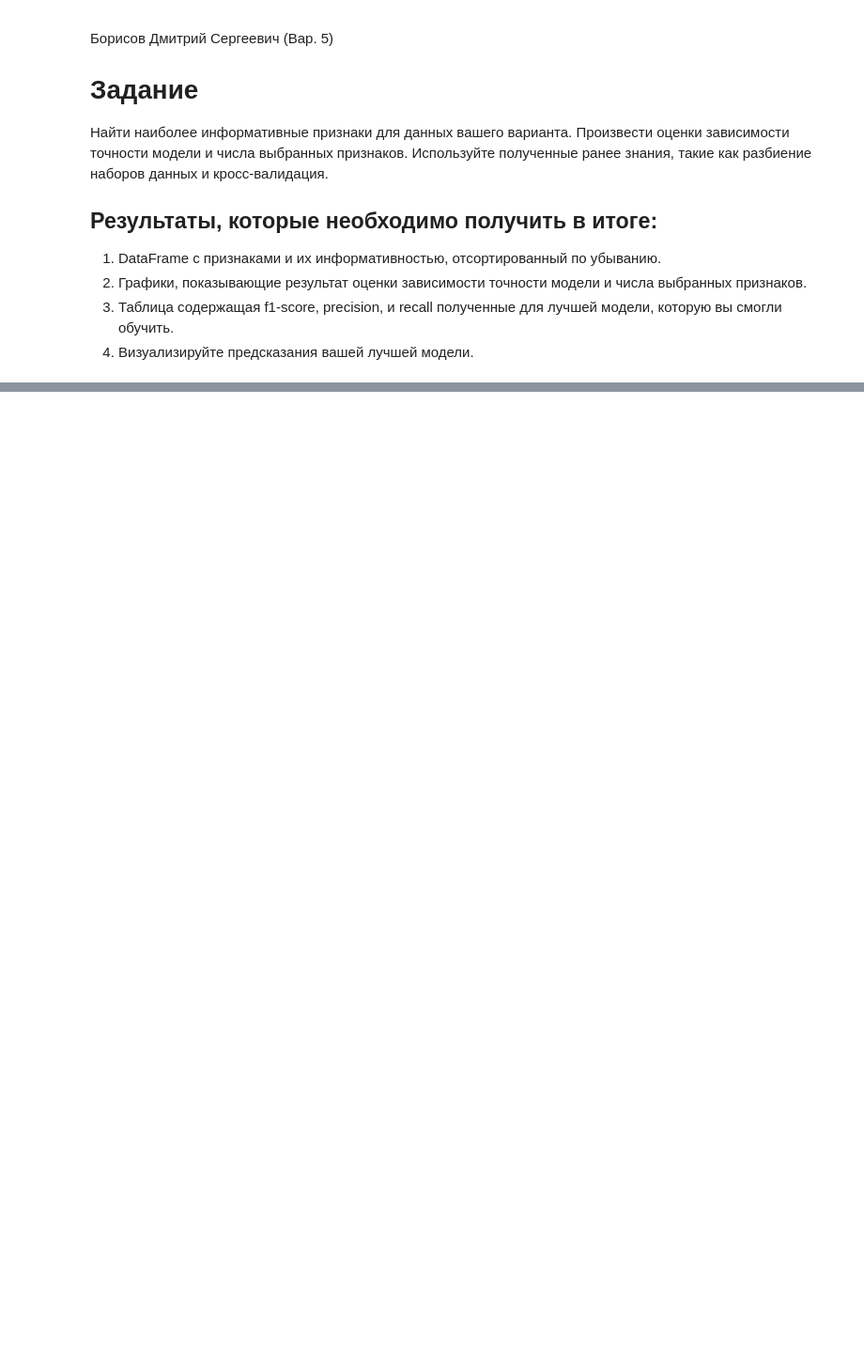
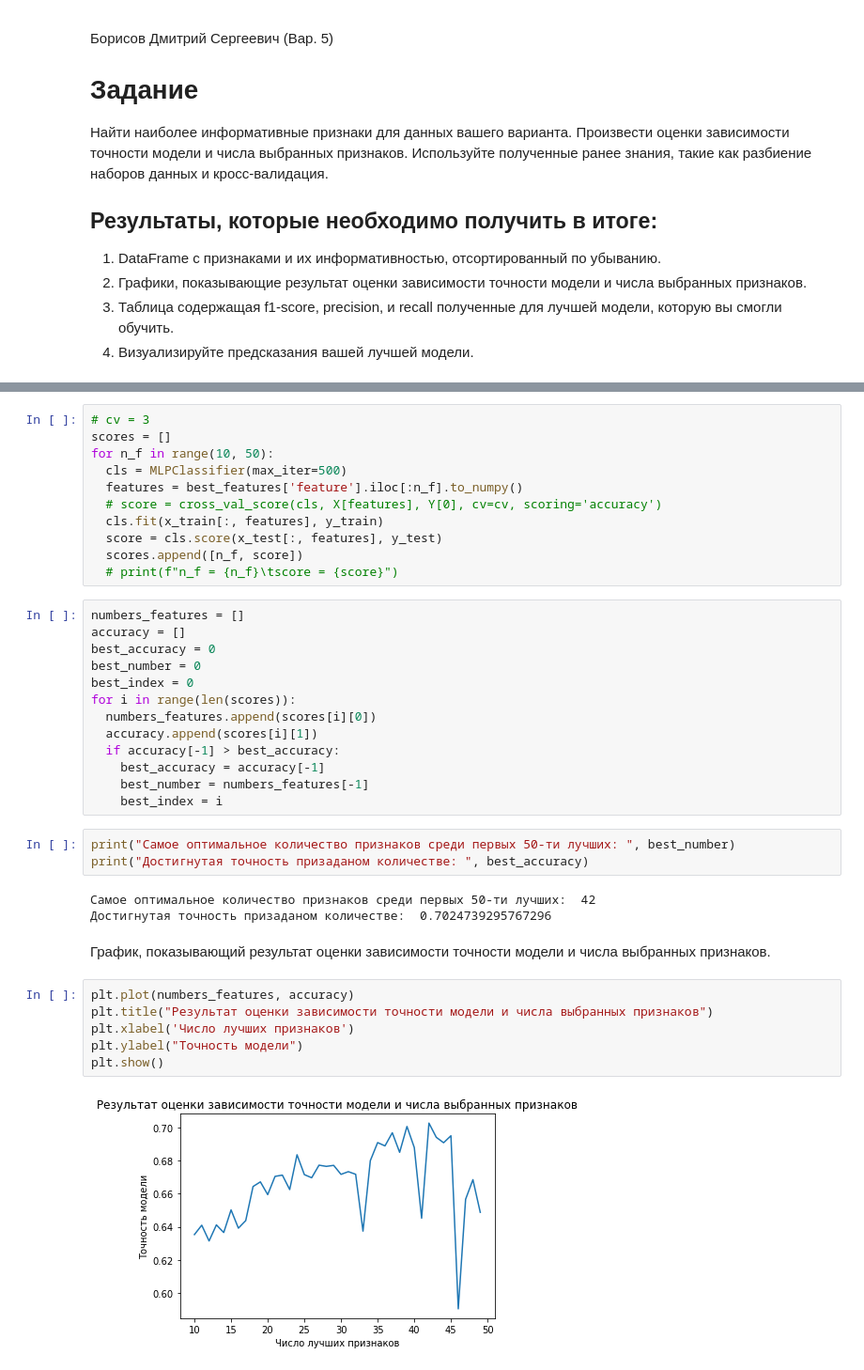
Before and after one commit to DiBoS290699/-Artificial-Intelligence-and-Machine-Learning, a Jupyter notebook: Lab4/Lab4.ipynb, the cells around one changed output, grey strips where cells are left out. Shown at 94% size. Saved outputs shown, nothing was run; the diff lists cells and outputs as text; blank space fills up the shorter version.

```diff
--- a/Lab4/Lab4.ipynb
+++ b/Lab4/Lab4.ipynb
@@ -25,0 +127,40 @@ mask = np.load('Lab_4_data/5_mask.npy')
+# %%
+# cv = 3
+scores = []
+for n_f in range(10, 50):
+  cls = MLPClassifier(max_iter=500)
+  features = best_features['feature'].iloc[:n_f].to_numpy()
+  # score = cross_val_score(cls, X[features], Y[0], cv=cv, scoring='accuracy')
+  cls.fit(x_train[:, features], y_train)
+  score = cls.score(x_test[:, features], y_test)
+  scores.append([n_f, score])
+  # print(f"n_f = {n_f}\tscore = {score}")
+# %%
+numbers_features = []
+accuracy = []
+best_accuracy = 0
+best_number = 0
+best_index = 0
+for i in range(len(scores)):
+  numbers_features.append(scores[i][0])
+  accuracy.append(scores[i][1])
+  if accuracy[-1] > best_accuracy:
+    best_accuracy = accuracy[-1]
+    best_number = numbers_features[-1]
+    best_index = i
+# %%
+print("Самое оптимальное количество признаков среди первых 50-ти лучших: ", best_number)
+print("Достигнутая точность призаданом количестве: ", best_accuracy)
+# %% [output]
+Самое оптимальное количество признаков среди первых 50-ти лучших:  42
+Достигнутая точность призаданом количестве:  0.7024739295767296
+# %% [markdown]
+График, показывающий результат оценки зависимости точности модели и числа выбранных признаков.
+# %%
+plt.plot(numbers_features, accuracy)
+plt.title("Результат оценки зависимости точности модели и числа выбранных признаков")
+plt.xlabel('Число лучших признаков')
+plt.ylabel("Точность модели")
+plt.show()
+# %% [output]
+[figure, added]
```
Also changed, not shown: parts of 34 cells of this notebook, 13 other files.
